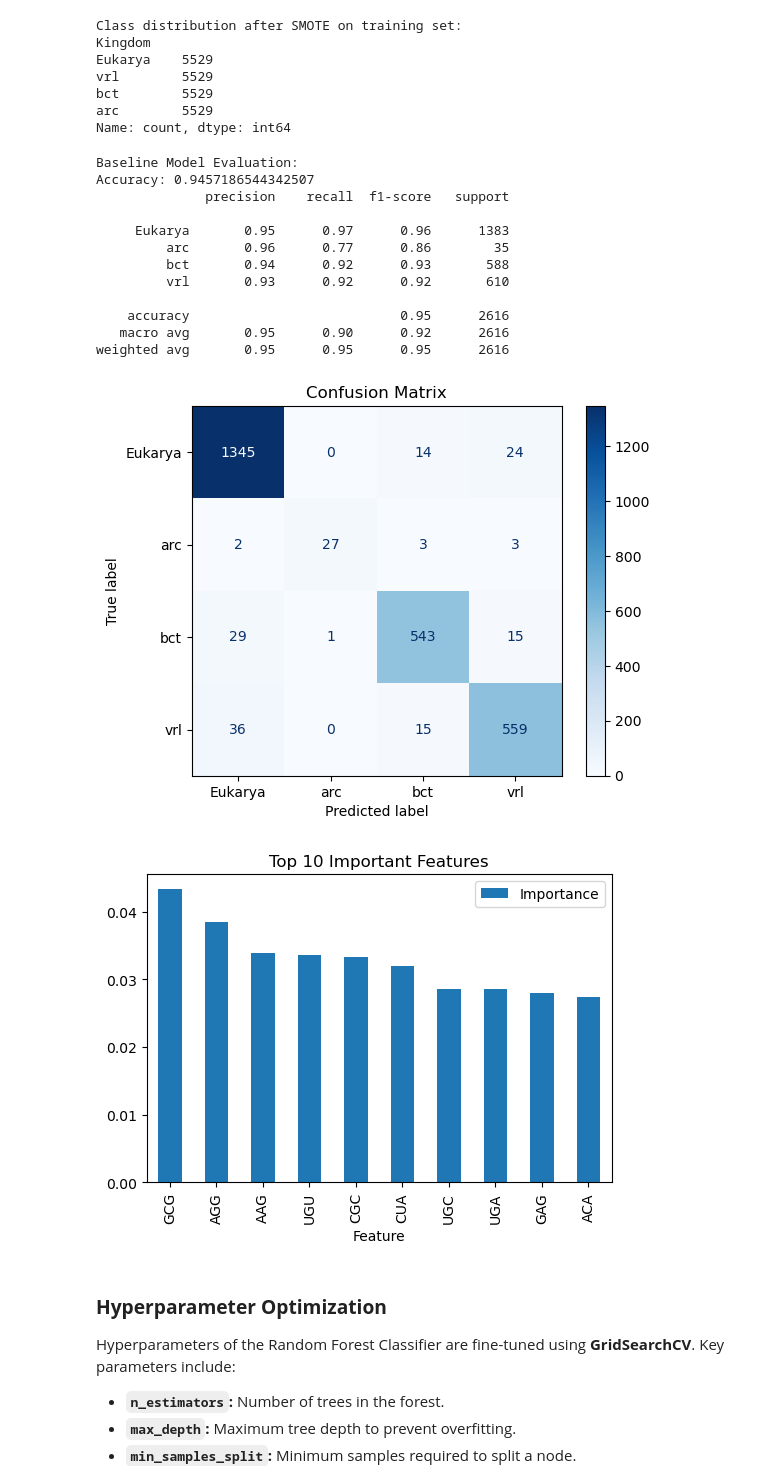
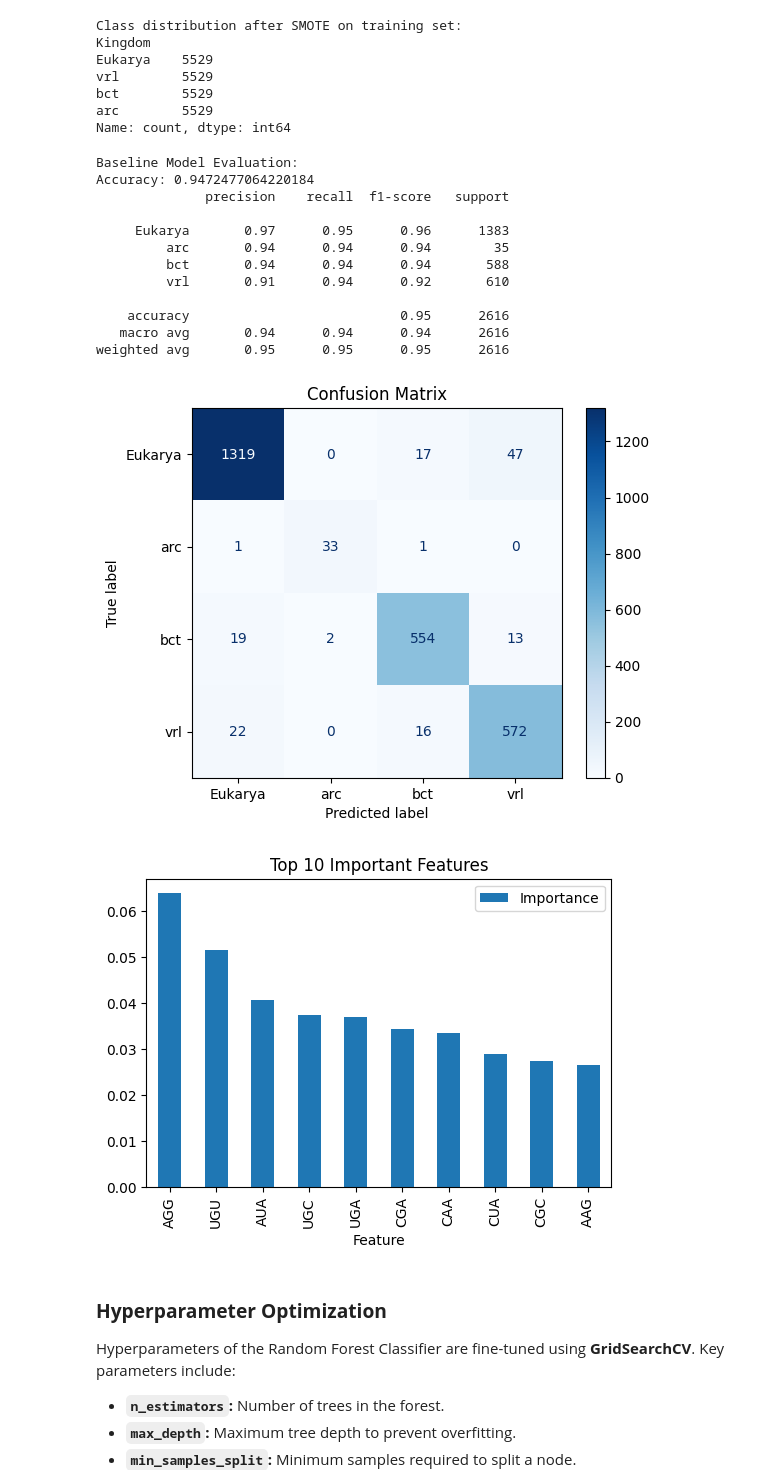
Before and after one commit to Philipp-Tanrek/ML-PR-Project, a Jupyter notebook: Codon_ML.ipynb, the cells around one changed output. Cells and saved outputs as stored; diff of their text form; code cells hidden in the pictures.

```diff
--- a/Codon_ML.ipynb
+++ b/Codon_ML.ipynb
@@ -610,32 +601,32 @@ Name: count, dtype: int64
 # %%
 # Train a Baseline Random Forest Model
 rf_clf_baseline = RandomForestClassifier(random_state=42)  # Default parameters
-rf_clf_baseline.fit(X_train, y_train)
+rf_clf_baseline.fit(X_train_resampled, y_train_resampled)
 
 # Evaluate the Baseline Model
 print("\nBaseline Model Evaluation:")
 evaluate_model(
     clf=rf_clf_baseline,
     X_test=X_test,
     y_test=y_test,
     label_encoder=label_encoder,
     feature_names=X.columns
 )
 # %% [output]
 Baseline Model Evaluation:
-Accuracy: 0.9457186544342507
+Accuracy: 0.9472477064220184
               precision    recall  f1-score   support
 
-     Eukarya       0.95      0.97      0.96      1383
-         arc       0.96      0.77      0.86        35
-         bct       0.94      0.92      0.93       588
-         vrl       0.93      0.92      0.92       610
+     Eukarya       0.97      0.95      0.96      1383
+         arc       0.94      0.94      0.94        35
+         bct       0.94      0.94      0.94       588
+         vrl       0.91      0.94      0.92       610
 
     accuracy                           0.95      2616
-   macro avg       0.95      0.90      0.92      2616
+   macro avg       0.94      0.94      0.94      2616
 weighted avg       0.95      0.95      0.95      2616
-[figure, old version]
+[figure, new version]
-[figure, old version]
+[figure, new version]
 # %% [markdown]
 ### **Hyperparameter Optimization**
 
```
Also changed, not shown: parts of 5 cells of this notebook.
